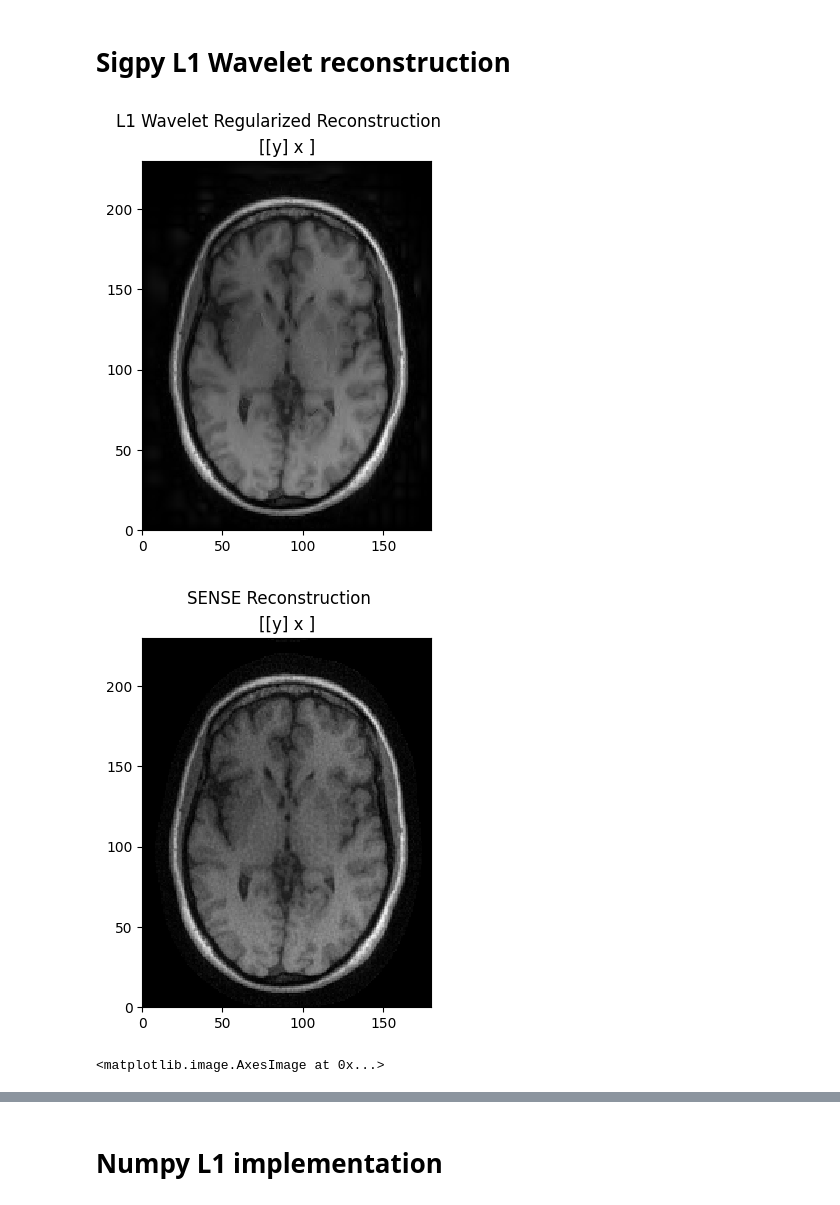
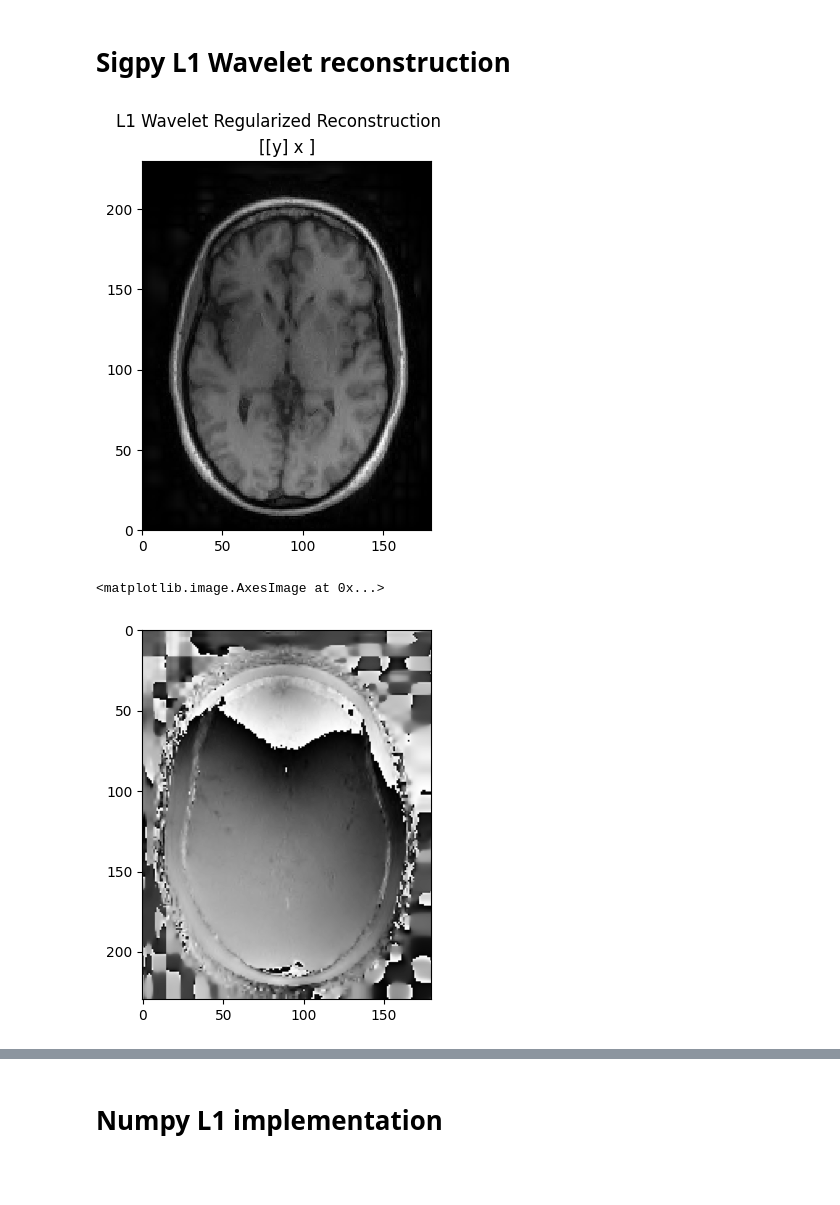
Before and after one commit to impulse462/ma221_proj, a Jupyter notebook: L1_recon.ipynb, the cells around one changed output, grey strips where cells are left out. Drawn from its saved outputs; the diff is of its cells as text; code cells hidden in the pictures; blank space fills up the shorter version.

```diff
--- a/L1_recon.ipynb
+++ b/L1_recon.ipynb
@@ -33,13 +33,12 @@ Sensitivity maps: (8, 230, 180) complex64
 # %%
 lamda = 0.005
 img_l1wav = mr.app.L1WaveletRecon(ksp, mps, lamda).run()
 
 pl.ImagePlot(img_l1wav, title='L1 Wavelet Regularized Reconstruction')
 img_sense_32 = mr.app.SenseRecon(ksp, mps, lamda=lamda, solver='ConjugateGradient', max_iter=10).run()
 
-pl.ImagePlot(img_sense_32, title='SENSE Reconstruction')
 plt.imshow(np.flip(np.angle(img_l1wav)), cmap='gray')
 # %% [output]
 [figure]
+<matplotlib.image.AxesImage at 0x...>
-[figure, old version]
+[figure, new version]
-<matplotlib.image.AxesImage at 0x...>
```
Also changed, not shown: parts of 2 cells of this notebook.
